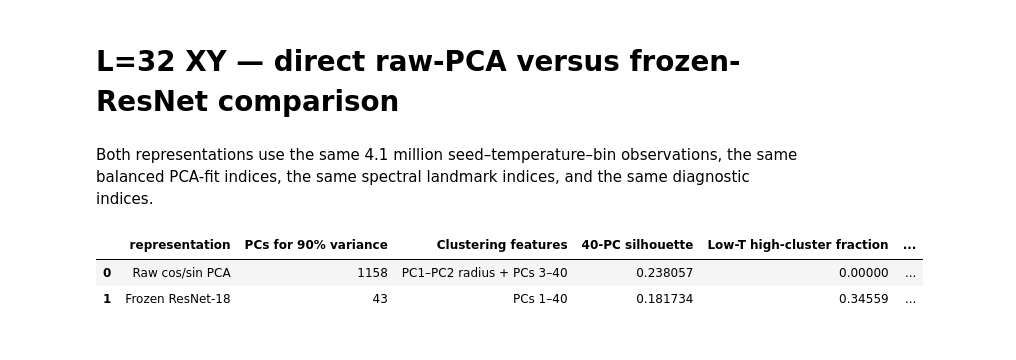
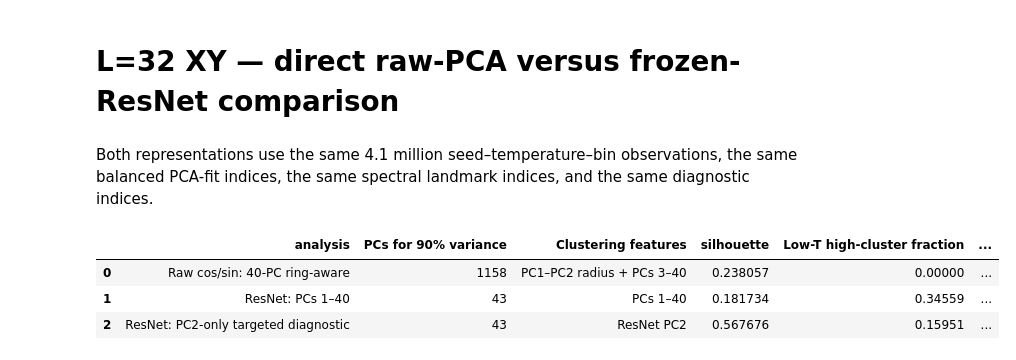
Before and after one commit to lledson425/Summer25, a Jupyter notebook: notebooks/xy/xy32_representation_comparison.ipynb, the cells around one changed output. Cells and saved outputs as stored; diff of their text form; code cells hidden in the pictures.

```diff
--- a/notebooks/xy/xy32_representation_comparison.ipynb
+++ b/notebooks/xy/xy32_representation_comparison.ipynb
@@ -5,34 +5,38 @@ Both representations use the same 4.1 million seed–temperature–bin observati
 # %%
 from pathlib import Path
 import json
 import matplotlib.pyplot as plt
 import numpy as np
 import pandas as pd
 from sklearn.metrics import adjusted_mutual_info_score
 
 OUT=Path('/home/lledson/senior-thesis/data/processed/xy32_broad/matched_all_bins')
 raw=json.loads((OUT/'raw_spin_summary.json').read_text())
 res=json.loads((OUT/'resnet18_summary.json').read_text())
 raw_diag=json.loads((OUT/'raw_spin_cluster_diagnostics.json').read_text())
 res_diag=json.loads((OUT/'resnet18_cluster_diagnostics.json').read_text())
+res_pc2_diag=json.loads((OUT/'resnet18_pc2_cluster_diagnostics.json').read_text())
 raw_labels=np.load(OUT/'raw_spin_pc40_cluster_labels.npy',mmap_mode='r')
 res_labels=np.load(OUT/'resnet18_pc40_cluster_labels.npy',mmap_mode='r')
+res_pc2_labels=np.load(OUT/'resnet18_pc2_cluster_labels.npy',mmap_mode='r')
 ami=adjusted_mutual_info_score(raw_labels,res_labels)
+ami_pc2=adjusted_mutual_info_score(raw_labels,res_pc2_labels)
 comparison=pd.DataFrame({
-    'representation':['Raw cos/sin PCA','Frozen ResNet-18'],
-    'PCs for 90% variance':[raw['n90'],res['n90']],
-    'Clustering features':[raw_diag['clustering_features'],res_diag['clustering_features']],
-    '40-PC silhouette':[raw_diag['silhouette'],res_diag['silhouette']],
-    'Low-T high-cluster fraction':[raw_diag['low_endpoint_high_cluster_fraction'],res_diag['low_endpoint_high_cluster_fraction']],
-    'High-T high-cluster fraction':[raw_diag['high_endpoint_high_cluster_fraction'],res_diag['high_endpoint_high_cluster_fraction']],
+    'analysis':['Raw cos/sin: 40-PC ring-aware','ResNet: PCs 1–40','ResNet: PC2-only targeted diagnostic'],
+    'PCs for 90% variance':[raw['n90'],res['n90'],res['n90']],
+    'Clustering features':[raw_diag['clustering_features'],res_diag['clustering_features'],res_pc2_diag['clustering_features']],
+    'silhouette':[raw_diag['silhouette'],res_diag['silhouette'],res_pc2_diag['silhouette']],
+    'Low-T high-cluster fraction':[raw_diag['low_endpoint_high_cluster_fraction'],res_diag['low_endpoint_high_cluster_fraction'],res_pc2_diag['low_endpoint_high_cluster_fraction']],
+    'High-T high-cluster fraction':[raw_diag['high_endpoint_high_cluster_fraction'],res_diag['high_endpoint_high_cluster_fraction'],res_pc2_diag['high_endpoint_high_cluster_fraction']],
+    'AMI versus raw 40-PC labels':[1.0,ami,ami_pc2],
 })
-comparison['Cross-representation cluster AMI']=ami
 comparison.to_csv(OUT/'xy32_representation_comparison.csv',index=False)
 comparison
 # %% [output]
-|  | representation | PCs for 90% variance | Clustering features | 40-PC silhouette | Low-T high-cluster fraction | ... |
-| 0 | Raw cos/sin PCA | 1158 | PC1–PC2 radius + PCs 3–40 | 0.238057 | 0.00000 | ... |
-| 1 | Frozen ResNet-18 | 43 | PCs 1–40 | 0.181734 | 0.34559 | ... |
+|  | analysis | PCs for 90% variance | Clustering features | silhouette | Low-T high-cluster fraction | ... |
+| 0 | Raw cos/sin: 40-PC ring-aware | 1158 | PC1–PC2 radius + PCs 3–40 | 0.238057 | 0.00000 | ... |
+| 1 | ResNet: PCs 1–40 | 43 | PCs 1–40 | 0.181734 | 0.34559 | ... |
+| 2 | ResNet: PC2-only targeted diagnostic | 43 | ResNet PC2 | 0.567676 | 0.15951 | ... |
 # %%
 raw_pop=pd.read_csv(OUT/'raw_spin_cluster_populations.csv')
 res_pop=pd.read_csv(OUT/'resnet18_cluster_populations.csv')
```
Also changed, not shown: parts of 3 cells of this notebook, 2 other files.
